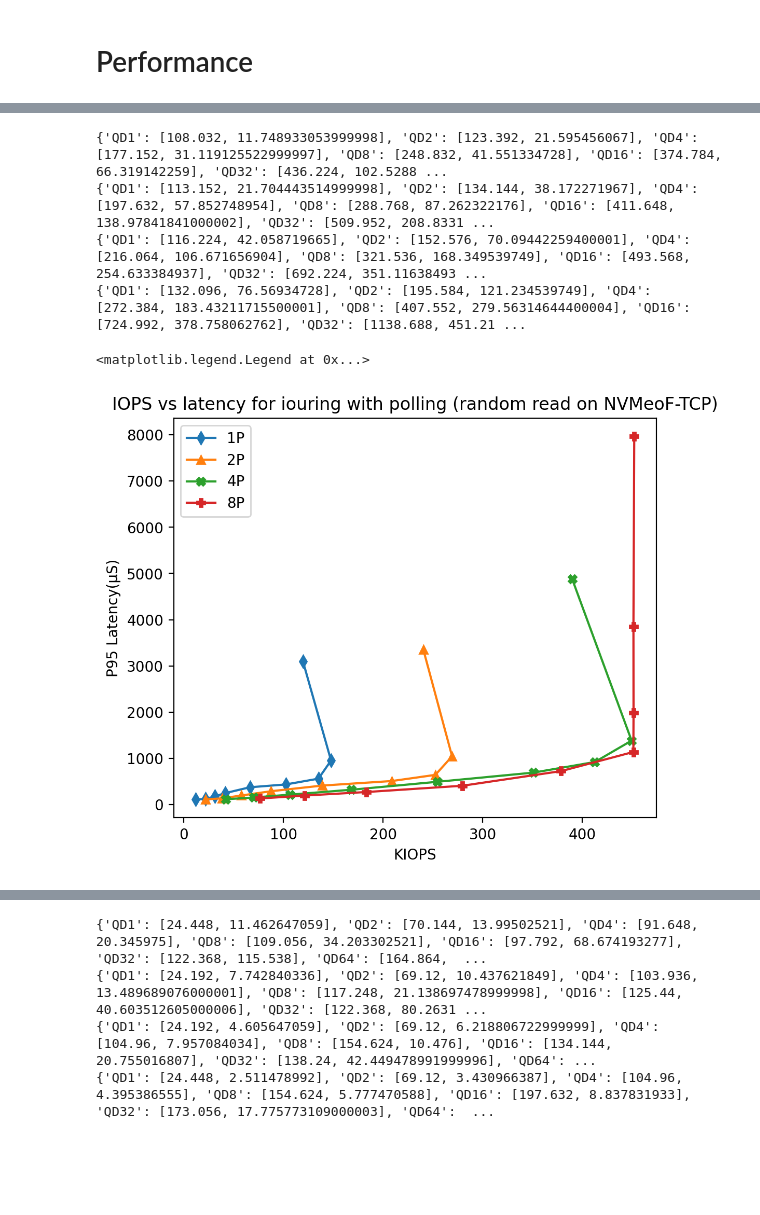
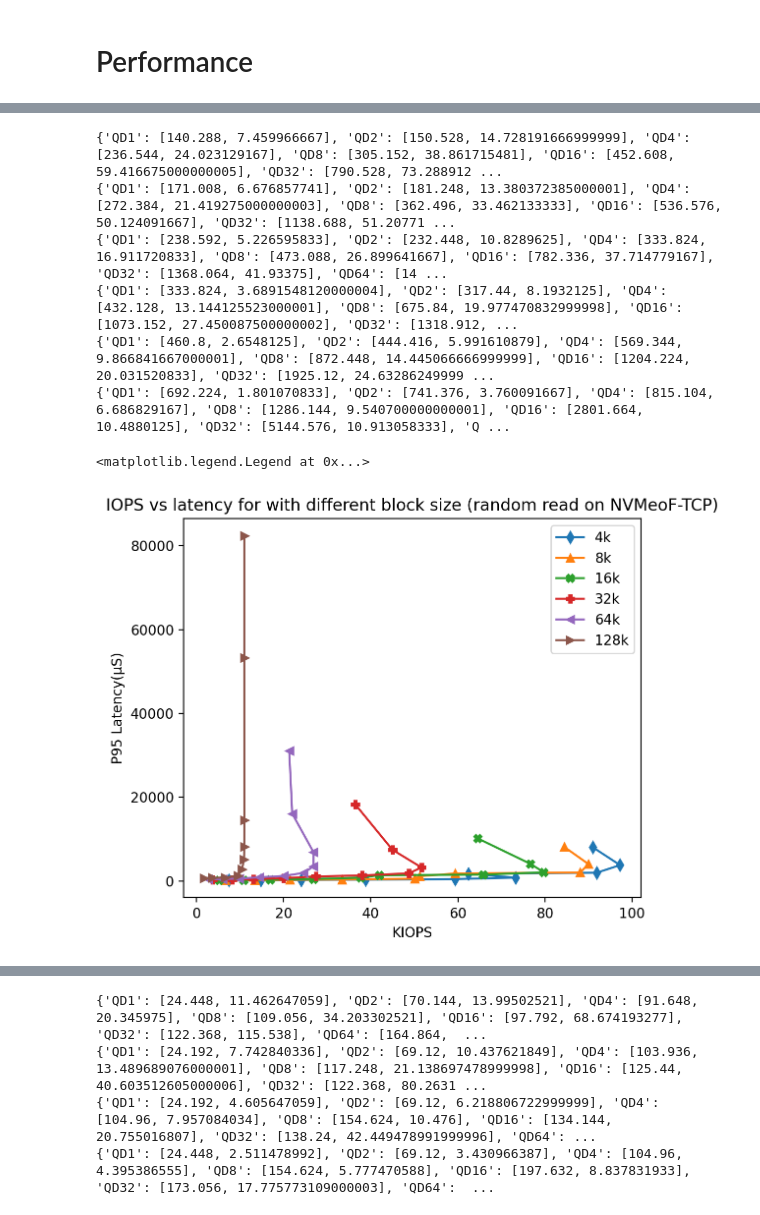
Before and after one commit to bergstartup/master-thesis, a Jupyter notebook: observations/visualizer.ipynb, the cells around one changed output, grey strips where cells are left out. Cells and saved outputs as stored; diff of their text form; code cells hidden in the pictures; blank space fills up the shorter version.

Commit message:
New observations and visualization

```diff
--- a/observations/visualizer.ipynb
+++ b/observations/visualizer.ipynb
@@ -409,7 +373,7 @@ plt.legend()
 # %%
 fig, ax = plt.subplots(figsize=(10, 5), dpi=200)
 CALLS=0
-for j in ["npoll_iou","npoll_ioup"]:
+for j in ["npoll_iou","npoll_ioup","poll_ioup"]:
     experiments=[]
     for i in PROCESS:
         experiments.append("remote_{}_SSD_randread_QD128_P{}_4k".format(j, i))
@@ -423,10 +604,10 @@ plt.legend()
 # %%
 fig, ax = plt.subplots(figsize=(10, 5), dpi=200)
 CALLS=0
-for j in ["npoll_iou","npoll_ioup","poll_ioup"]:
+for j in ["poll_iou","poll_ioup"]:
     experiments=[]
     for i in QD:
-        experiments.append("remote_{}_SSD_randread_QD{}_P1_4k".format(j, i))
+        experiments.append("local_{}_SSD_randread_QD{}_P1_4k".format(j, i))
     plot_iops_line(experiments, QD, "{}".format(j))
 
 #plt.plot(PROCESS, [434 for i in PROCESS],color='black')
@@ -511,0 +720,26 @@ plt.legend()
+# %%
+fig, ax = plt.subplots(figsize=(6, 5), dpi=200)
+CALLS=0
+scatter_label = {}
+names = []
+experiments = []
+for j in [1, 2, 4, 8, 16, 32, 64, 128, 256, 300, 350]:
+    experiments.append("remote_score_npoll_iou_SSD_randread_QD1_P{}_4k".format(j))
+    names.append("P{}".format(j))
+d = plot_lat_iops(experiments,95.0,names)
+lat = []
+iops = []
+for k in d.keys():
+    lat.append(d[k][0])
+    iops.append(d[k][1])
+    scatter_label[(d[k][1], d[k][0])] = k
+mark = MARKERS[CALLS]
+CALLS = (CALLS + 1)%len(MARKERS)
+plt.plot(iops, lat, '-'+mark, label="QD1")
+print(d)
+    #plt.scatter(iops, lat, marker=mark)
+
+plt.xlabel("KIOPS")
+plt.ylabel('P95 Latency(' + u"\u03bc"+ 'S)')
+plt.title("IOPS vs latency for inter process parallelism(random read on NVMeoF-TCP)")
+plt.legend()
@@ -517,7 +755,7 @@ for i in PROCESS:
     names = []
     experiments = []
     for j in QD:
-        experiments.append("remote_npoll_iou_SSD_randread_QD{}_P{}_4k".format(j, i))
+        experiments.append("remote_npoll_ioup_SSD_randread_QD{}_P{}_4k".format(j, i))
         names.append("QD{}".format(j))
     d = plot_lat_iops(experiments,95.0,names)
     lat = []
@@ -534,5 +772,5 @@ for i in PROCESS:
 
 plt.xlabel("KIOPS")
 plt.ylabel('P95 Latency(' + u"\u03bc"+ 'S)')
-plt.title("IOPS vs latency for iouring without polling (random read on NVMeoF-TCP)")
+plt.title("IOPS vs latency for iouring with polling (random read on NVMeoF-TCP)")
 plt.legend()
@@ -546,34 +777,36 @@ plt.legend()
 # %%
 fig, ax = plt.subplots(figsize=(6, 5), dpi=200)
 CALLS=0
 scatter_label = {}
-for i in PROCESS:
+for i in ["4k","8k","16k","32k","64k","128k"]:
     names = []
     experiments = []
     for j in QD:
-        experiments.append("remote_poll_iou+p_SSD_randread_QD{}_P{}_4k".format(j, i))
+        experiments.append("remote_npoll_iou_SSD_randread_QD{}_P1_{}".format(j, i))
         names.append("QD{}".format(j))
     d = plot_lat_iops(experiments,95.0,names)
     lat = []
     iops = []
     for k in d.keys():
         lat.append(d[k][0])
         iops.append(d[k][1])
         scatter_label[(d[k][1], d[k][0])] = k
     mark = MARKERS[CALLS]
     CALLS = (CALLS + 1)%len(MARKERS)
-    plt.plot(iops, lat, '-'+mark, label="{}P".format(i))
+    plt.plot(iops, lat, '-'+mark, label="{}".format(i))
     print(d)
     #plt.scatter(iops, lat, marker=mark)
 
 plt.xlabel("KIOPS")
 plt.ylabel('P95 Latency(' + u"\u03bc"+ 'S)')
-plt.title("IOPS vs latency for iouring with polling (random read on NVMeoF-TCP)")
+plt.title("IOPS vs latency for with different block size (random read on NVMeoF-TCP)")
 plt.legend()
 # %% [output]
-{'QD1': [108.032, 11.748933053999998], 'QD2': [123.392, 21.595456067], 'QD4': [177.152, 31.119125522999997], 'QD8': [248.832, 41.551334728], 'QD16': [374.784, 66.319142259], 'QD32': [436.224, 102.5288 ...
-{'QD1': [113.152, 21.704443514999998], 'QD2': [134.144, 38.172271967], 'QD4': [197.632, 57.852748954], 'QD8': [288.768, 87.262322176], 'QD16': [411.648, 138.97841841000002], 'QD32': [509.952, 208.8331 ...
-{'QD1': [116.224, 42.058719665], 'QD2': [152.576, 70.09442259400001], 'QD4': [216.064, 106.671656904], 'QD8': [321.536, 168.349539749], 'QD16': [493.568, 254.633384937], 'QD32': [692.224, 351.11638493 ...
-{'QD1': [132.096, 76.56934728], 'QD2': [195.584, 121.234539749], 'QD4': [272.384, 183.43211715500001], 'QD8': [407.552, 279.56314644400004], 'QD16': [724.992, 378.758062762], 'QD32': [1138.688, 451.21 ...
+{'QD1': [140.288, 7.459966667], 'QD2': [150.528, 14.728191666999999], 'QD4': [236.544, 24.023129167], 'QD8': [305.152, 38.861715481], 'QD16': [452.608, 59.416675000000005], 'QD32': [790.528, 73.288912 ...
+{'QD1': [171.008, 6.676857741], 'QD2': [181.248, 13.380372385000001], 'QD4': [272.384, 21.419275000000003], 'QD8': [362.496, 33.462133333], 'QD16': [536.576, 50.124091667], 'QD32': [1138.688, 51.20771 ...
+{'QD1': [238.592, 5.226595833], 'QD2': [232.448, 10.8289625], 'QD4': [333.824, 16.911720833], 'QD8': [473.088, 26.899641667], 'QD16': [782.336, 37.714779167], 'QD32': [1368.064, 41.93375], 'QD64': [14 ...
+{'QD1': [333.824, 3.6891548120000004], 'QD2': [317.44, 8.1932125], 'QD4': [432.128, 13.144125523000001], 'QD8': [675.84, 19.977470832999998], 'QD16': [1073.152, 27.450087500000002], 'QD32': [1318.912, ...
+{'QD1': [460.8, 2.6548125], 'QD2': [444.416, 5.991610879], 'QD4': [569.344, 9.866841667000001], 'QD8': [872.448, 14.445066666999999], 'QD16': [1204.224, 20.031520833], 'QD32': [1925.12, 24.63286249999 ...
+{'QD1': [692.224, 1.801070833], 'QD2': [741.376, 3.760091667], 'QD4': [815.104, 6.686829167], 'QD8': [1286.144, 9.540700000000001], 'QD16': [2801.664, 10.4880125], 'QD32': [5144.576, 10.913058333], 'Q ...
 <matplotlib.legend.Legend at 0x...>
-[figure, old version]
+[figure, new version]
```
Also changed, not shown: parts of 40 cells of this notebook, 1 other file.
